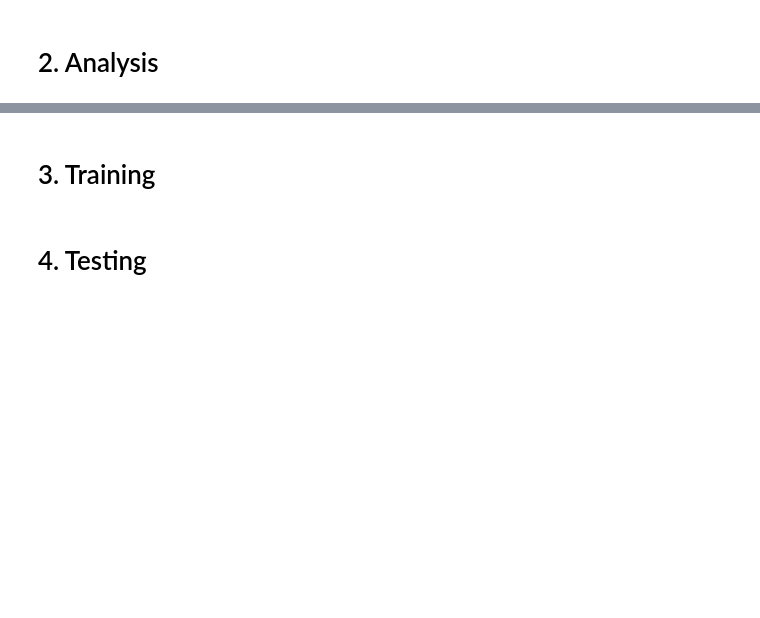
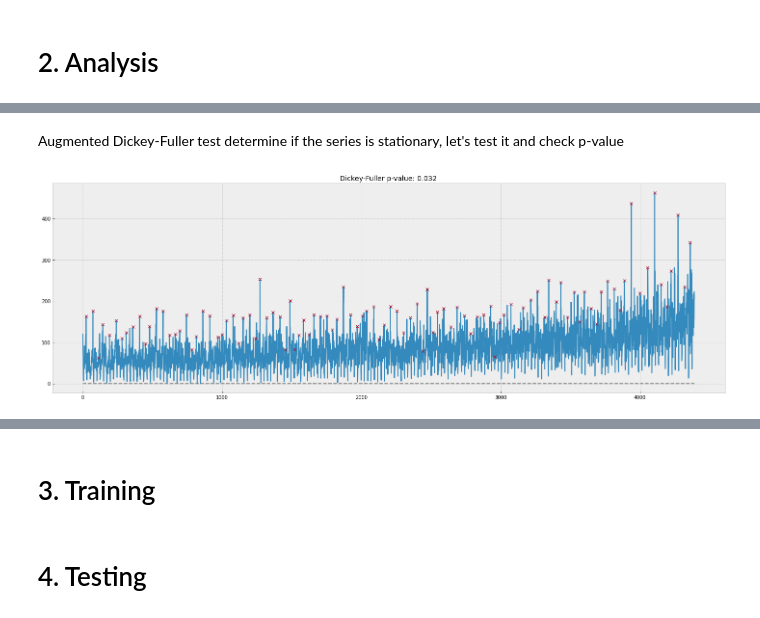
Before and after one commit to imvladikon/yandex-practicum, a Jupyter notebook: sprint13/sprint13.ipynb, the cells around one changed output, grey strips where cells are left out. Saved outputs shown, nothing was run; the diff lists cells and outputs as text; code cells hidden in the pictures; blank space fills up the shorter version.

```diff
--- a/sprint13/sprint13.ipynb
+++ b/sprint13/sprint13.ipynb
@@ -21,0 +215,14 @@ The data is stored in file `taxi.csv`. The number of orders is in the '*num_orde
+# %% [markdown]
+ Augmented Dickey-Fuller test determine if the series is stationary, let's test it and check p-value
+# %%
+with plt.style.context('bmh'):
+    x = data["num_orders"].values
+    peaks, _ = find_peaks(x, distance=30)
+    plt.figure(figsize=(25, 8))
+    plt.plot(x, label='hour')
+    plt.plot(peaks, x[peaks], "x")
+    plt.plot(np.zeros_like(x), "--", color="gray")
+    plt.title("Dickey-Fuller p-value: {}".format(round(sm.tsa.stattools.adfuller(data["num_orders"].values)[1], 3)))
+    plt.grid(True)
+# %% [output]
+[figure, added]
```
Also changed, not shown: parts of 50 cells of this notebook, 3 other files.
